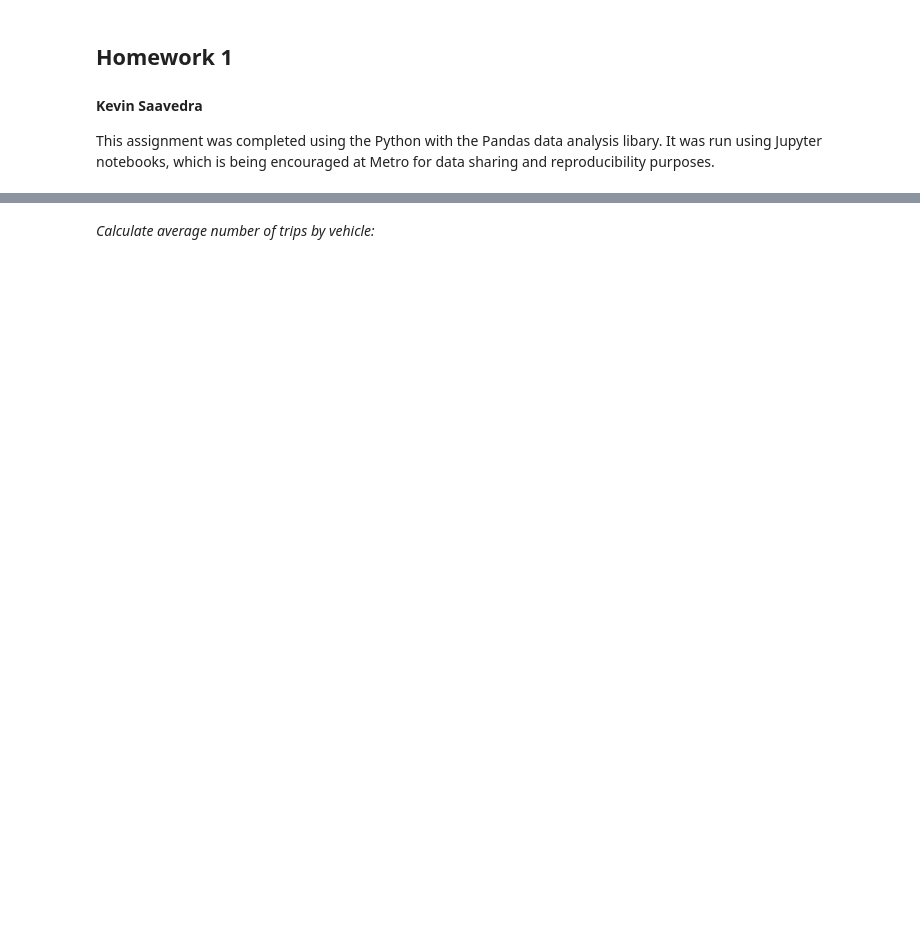
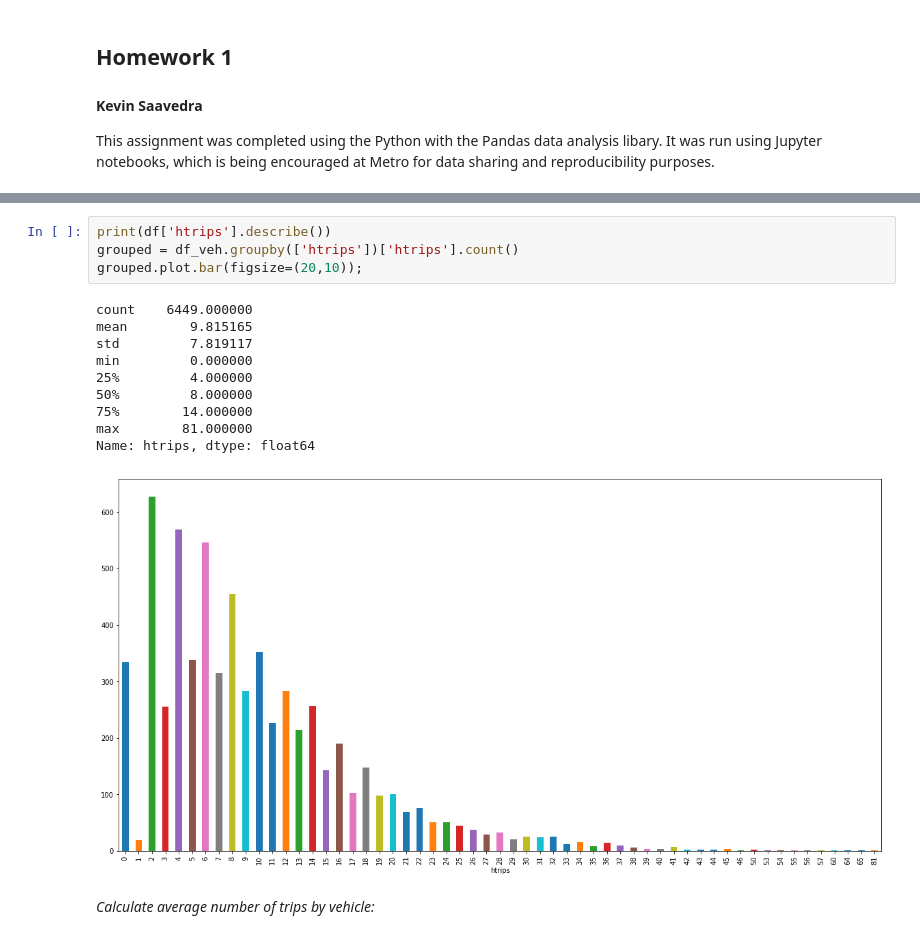
Before and after one commit to saashimi/USP_587, a Jupyter notebook: hw1.ipynb, the cells around one changed output, grey strips where cells are left out. Drawn from its saved outputs; the diff is of its cells as text; blank space fills up the shorter version.

```diff
--- a/hw1.ipynb
+++ b/hw1.ipynb
@@ -73,3 +70,18 @@ Name: htrips, dtype: float64
+# %%
+print(df['htrips'].describe())
+grouped = df_veh.groupby(['htrips'])['htrips'].count()
+grouped.plot.bar(figsize=(20,10));
+# %% [output]
+count    6449.000000
+mean        9.815165
+std         7.819117
+min         0.000000
+25%         4.000000
+50%         8.000000
+75%        14.000000
+max        81.000000
+Name: htrips, dtype: float64
+[figure, added]
 # %% [markdown]
 *Calculate average number of trips by vehicle:*
 # %%
```
Also changed, not shown: parts of 14 cells of this notebook.
